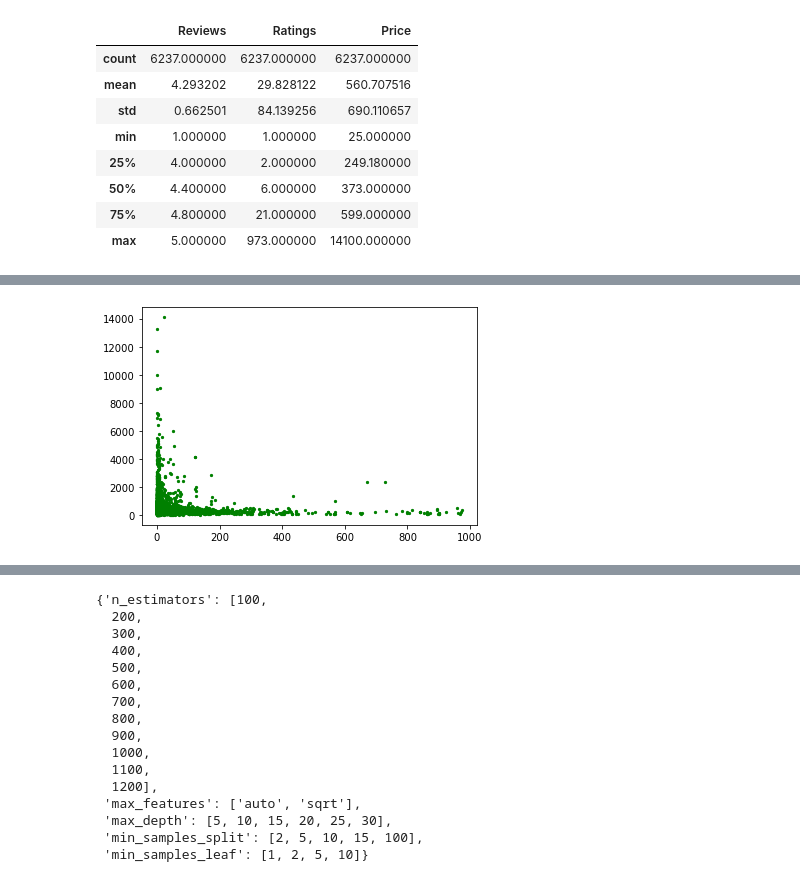
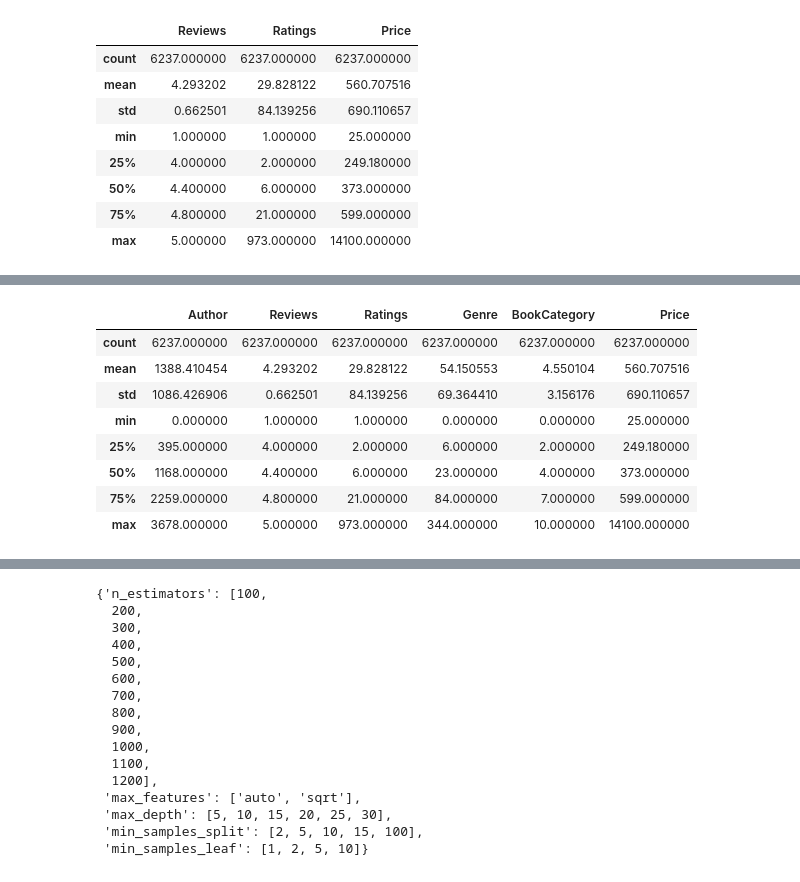
Before and after one commit to codelock54/Book_Price, a Jupyter notebook: BookPrice Model .ipynb, the cells around one changed output, grey strips where cells are left out. Saved outputs shown, nothing was run; the diff lists cells and outputs as text; code cells hidden in the pictures.

```diff
--- a/BookPrice Model .ipynb
+++ b/BookPrice Model .ipynb
@@ -101,5 +81,0 @@ plt.show()
-# %%
-plt.scatter(data_train['Ratings'], y, c='g',s=5, alpha =1)
-plt.show()
-# %% [output]
-[figure, removed]
@@ -105,0 +103,12 @@ plt.show()
+# %%
+data_train.describe()
+# %% [output]
+|  | Author | Reviews | Ratings | Genre | BookCategory | Price |
+| count | 6237.000000 | 6237.000000 | 6237.000000 | 6237.000000 | 6237.000000 | 6237.000000 |
+| mean | 1388.410454 | 4.293202 | 29.828122 | 54.150553 | 4.550104 | 560.707516 |
+| std | 1086.426906 | 0.662501 | 84.139256 | 69.364410 | 3.156176 | 690.110657 |
+| min | 0.000000 | 1.000000 | 1.000000 | 0.000000 | 0.000000 | 25.000000 |
+| 25% | 395.000000 | 4.000000 | 2.000000 | 6.000000 | 2.000000 | 249.180000 |
+| 50% | 1168.000000 | 4.400000 | 6.000000 | 23.000000 | 4.000000 | 373.000000 |
+| 75% | 2259.000000 | 4.800000 | 21.000000 | 84.000000 | 7.000000 | 599.000000 |
+| max | 3678.000000 | 5.000000 | 973.000000 | 344.000000 | 10.000000 | 14100.000000 |
```
Also changed, not shown: parts of 23 cells of this notebook, 1 other file.
